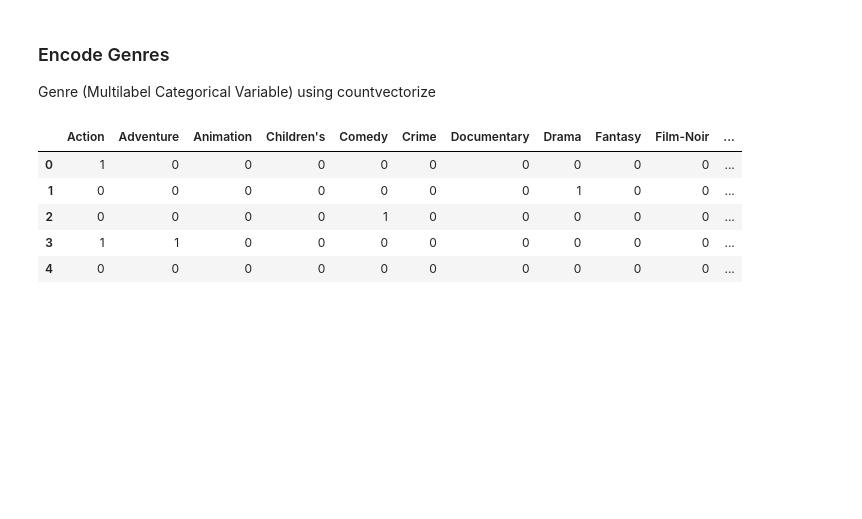
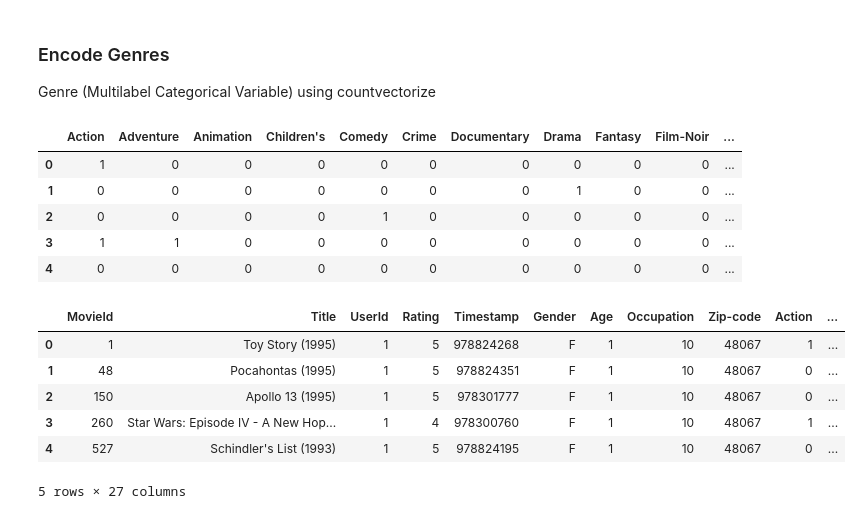
Before and after one commit to maxwellowusu/movie_recommender_system_ML, a Jupyter notebook: movie_recommender_max.ipynb, the cells around one changed output. Cells and saved outputs as stored; diff of their text form; code cells hidden in the pictures; blank space fills up the shorter version.

```diff
--- a/movie_recommender_max.ipynb
+++ b/movie_recommender_max.ipynb
@@ -245,6 +247,3 @@ df_cat
-# %%
-# Encode gender inot 0 and 1
-df['Gender']=np.where(df['Gender']=='F',0,1)
 # %% [markdown]
 ### Encode Genres
 Genre (Multilabel Categorical Variable) using countvectorize
@@ -272,3 +271,13 @@ df_genres.head()
 # %%
 df_movies=pd.concat([data, df_genres], axis=1)
 df_movies.drop(['Genres'], axis=1, inplace=True)
+# %%
+df_movies.head()
+# %% [output]
+|  | MovieId | Title | UserId | Rating | Timestamp | Gender | Age | Occupation | Zip-code | Action | ... |
+| 0 | 1 | Toy Story (1995) | 1 | 5 | 978824268 | F | 1 | 10 | 48067 | 1 | ... |
+| 1 | 48 | Pocahontas (1995) | 1 | 5 | 978824351 | F | 1 | 10 | 48067 | 0 | ... |
+| 2 | 150 | Apollo 13 (1995) | 1 | 5 | 978301777 | F | 1 | 10 | 48067 | 0 | ... |
+| 3 | 260 | Star Wars: Episode IV - A New Hop... | 1 | 4 | 978300760 | F | 1 | 10 | 48067 | 1 | ... |
+| 4 | 527 | Schindler's List (1993) | 1 | 5 | 978824195 | F | 1 | 10 | 48067 | 0 | ... |
+5 rows × 27 columns
```
Also changed, not shown: parts of 32 cells of this notebook.
